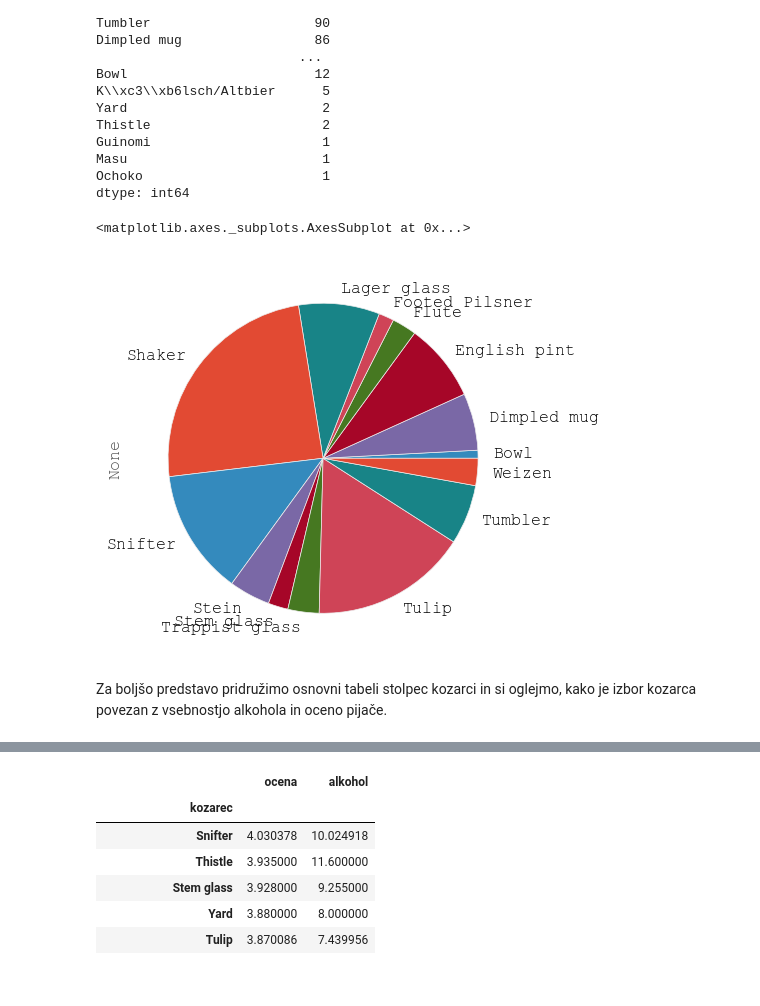
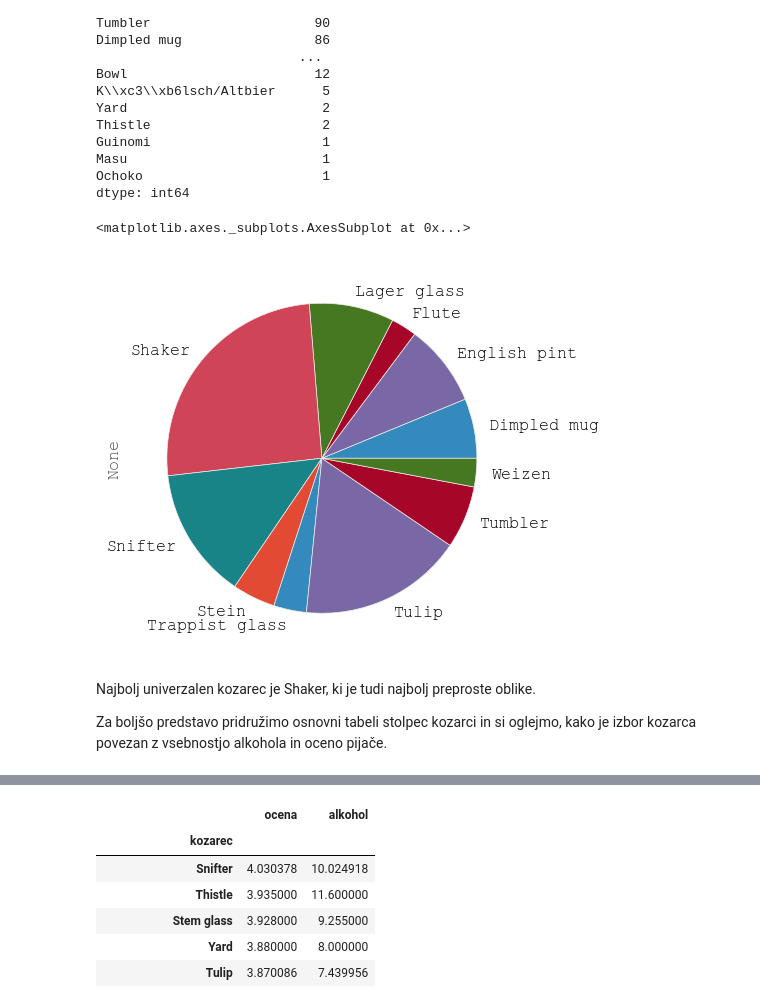
Before and after one commit to anjakisek/Najboljsa-piva-Ratebeer, a Jupyter notebook: Piva-Ratebeer.ipynb, the cells around one changed output, grey strips where cells are left out. Drawn from its saved outputs; the diff is of its cells as text; code cells hidden in the pictures.

```diff
--- a/Piva-Ratebeer.ipynb
+++ b/Piva-Ratebeer.ipynb
@@ -358,11 +359,13 @@ Masu                         1
 Ochoko                       1
 dtype: int64
 # %%
-kozarci.groupby('kozarec').size()[kozarci.groupby('kozarec').size()>5].plot(kind='pie', figsize=(5, 5), fontsize=12)
+kozarci.groupby('kozarec').size()[kozarci.groupby('kozarec').size()>30].plot(kind='pie', figsize=(5, 5), fontsize=12)
 # %% [output]
 <matplotlib.axes._subplots.AxesSubplot at 0x...>
-[figure, old version]
+[figure, new version]
 # %% [markdown]
+Najbolj univerzalen kozarec je Shaker, ki je tudi najbolj preproste oblike.
+
 Za boljšo predstavo pridružimo osnovni tabeli stolpec kozarci in si oglejmo, kako je izbor kozarca povezan z vsebnostjo alkohola in oceno pijače.
 # %%
 tabela0 = pd.merge(kozarci, imena, on='naslov')
```
Also changed, not shown: parts of 5 cells of this notebook.
